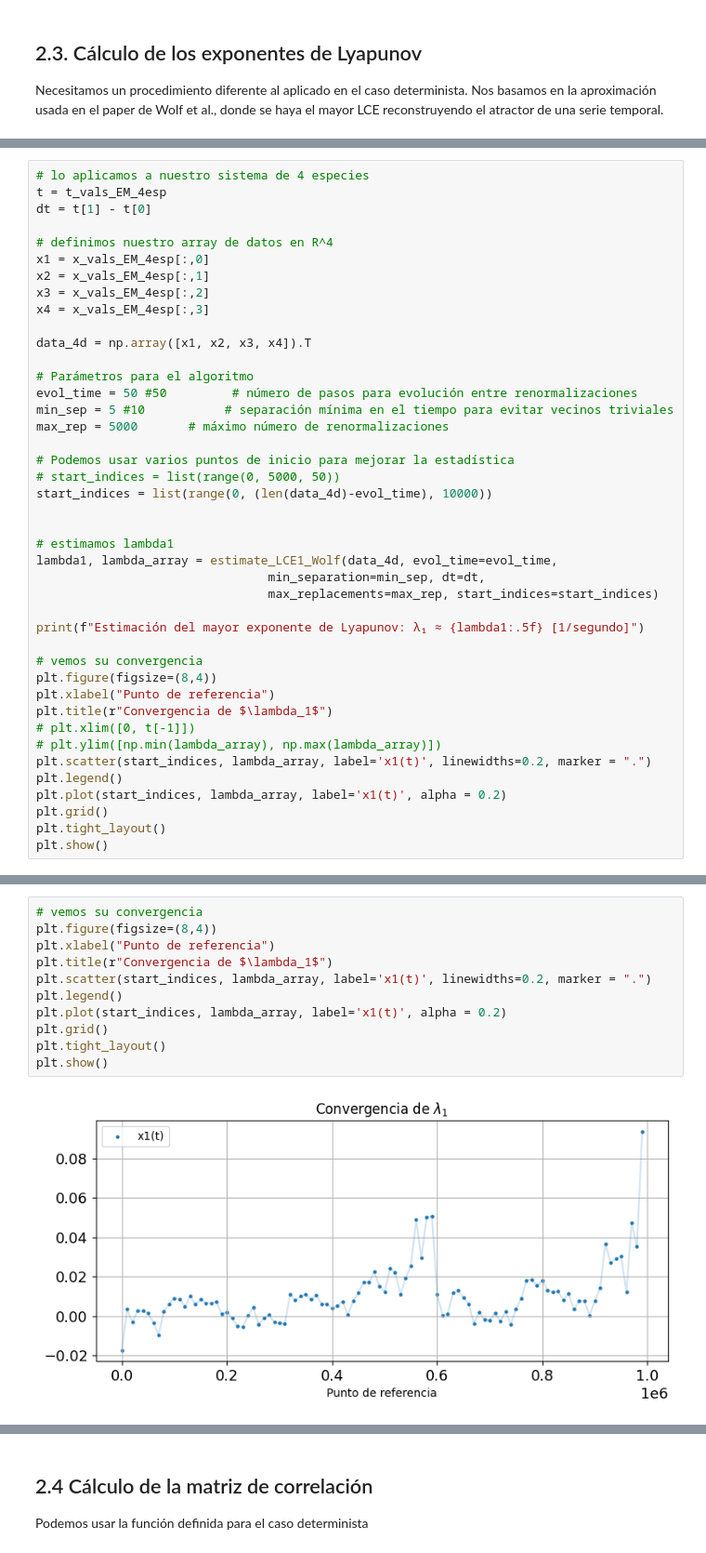
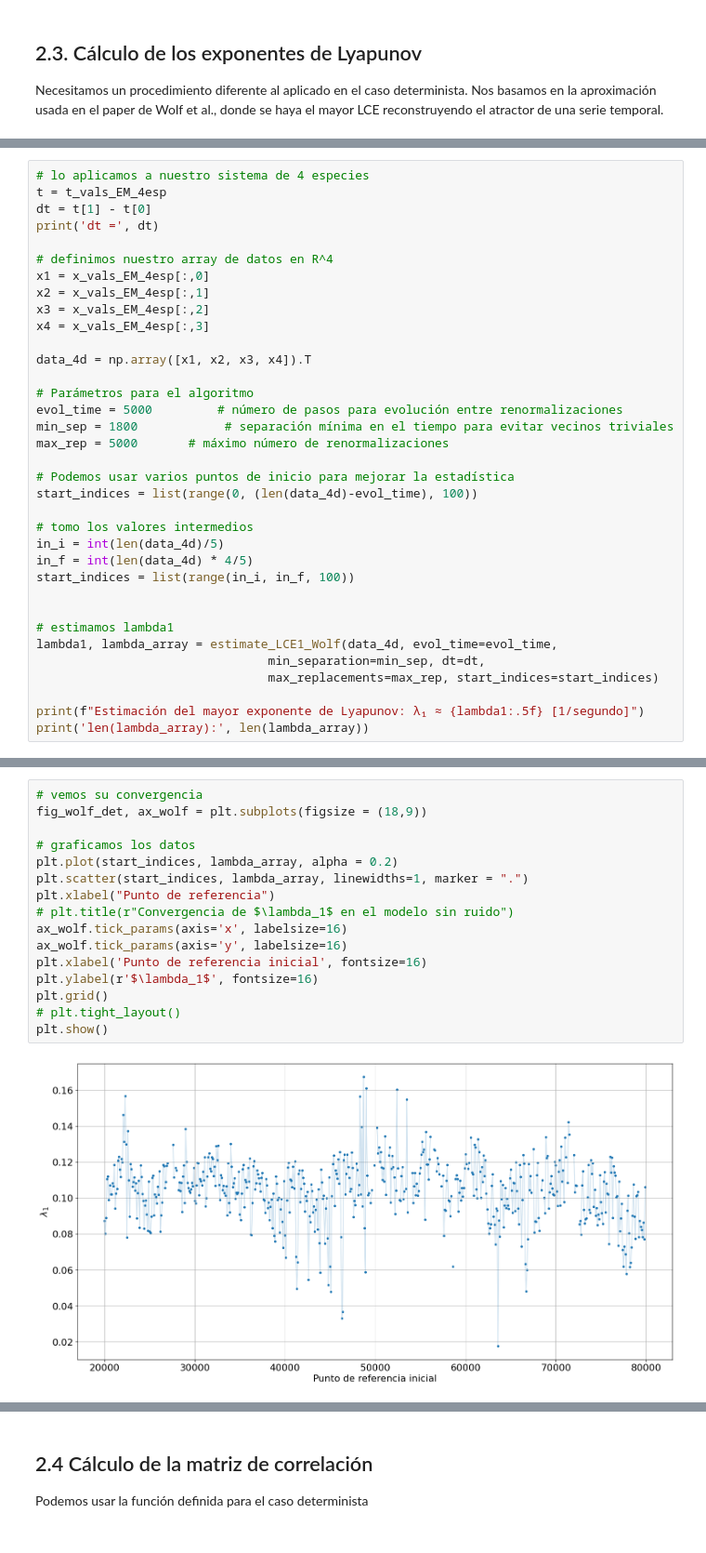
Before and after one commit to jenriquezafra/TFG, a Jupyter notebook: clasical_model.ipynb, the cells around one changed output, grey strips where cells are left out. Shown at 93% size. Drawn from its saved outputs; the diff is of its cells as text.

```diff
--- a/clasical_model.ipynb
+++ b/clasical_model.ipynb
@@ -750,6 +779,7 @@ def estimate_LCE1_Wolf(data_4d, evol_time = 30, min_separation = 50, dt = 1.0, m
 # lo aplicamos a nuestro sistema de 4 especies
 t = t_vals_EM_4esp
 dt = t[1] - t[0]
+print('dt =', dt)
 
 # definimos nuestro array de datos en R^4
 x1 = x_vals_EM_4esp[:,0]
@@ -760,13 +790,17 @@ x4 = x_vals_EM_4esp[:,3]
 data_4d = np.array([x1, x2, x3, x4]).T
 
 # Parámetros para el algoritmo
-evol_time = 50 #50         # número de pasos para evolución entre renormalizaciones
-min_sep = 5 #10           # separación mínima en el tiempo para evitar vecinos triviales
+evol_time = 5000         # número de pasos para evolución entre renormalizaciones
+min_sep = 1800            # separación mínima en el tiempo para evitar vecinos triviales
 max_rep = 5000       # máximo número de renormalizaciones
 
 # Podemos usar varios puntos de inicio para mejorar la estadística
-# start_indices = list(range(0, 5000, 50))
-start_indices = list(range(0, (len(data_4d)-evol_time), 10000))
+start_indices = list(range(0, (len(data_4d)-evol_time), 100))
+
+# tomo los valores intermedios
+in_i = int(len(data_4d)/5)
+in_f = int(len(data_4d) * 4/5)
+start_indices = list(range(in_i, in_f, 100))
 
 
 # estimamos lambda1
@@ -775,17 +809,5 @@ lambda1, lambda_array = estimate_LCE1_Wolf(data_4d, evol_time=evol_time,
                                 max_replacements=max_rep, start_indices=start_indices)
 
 print(f"Estimación del mayor exponente de Lyapunov: λ₁ ≈ {lambda1:.5f} [1/segundo]")
-
-# vemos su convergencia
-plt.figure(figsize=(8,4))
-plt.xlabel("Punto de referencia")
-plt.title(r"Convergencia de $\lambda_1$")
-# plt.xlim([0, t[-1]])
-# plt.ylim([np.min(lambda_array), np.max(lambda_array)])
-plt.scatter(start_indices, lambda_array, label='x1(t)', linewidths=0.2, marker = ".")
-plt.legend()
-plt.plot(start_indices, lambda_array, label='x1(t)', alpha = 0.2)
-plt.grid()
-plt.tight_layout()
-plt.show()
+print('len(lambda_array):', len(lambda_array))
 # %% [output]
@@ -827,13 +823,18 @@ evol_time = 100; min_sep = 5; max_rep = 5000; start_indices = list(range(0, (len
 # %%
 # vemos su convergencia
-plt.figure(figsize=(8,4))
+fig_wolf_det, ax_wolf = plt.subplots(figsize = (18,9))
+
+# graficamos los datos
+plt.plot(start_indices, lambda_array, alpha = 0.2)
+plt.scatter(start_indices, lambda_array, linewidths=1, marker = ".")
 plt.xlabel("Punto de referencia")
-plt.title(r"Convergencia de $\lambda_1$")
-plt.scatter(start_indices, lambda_array, label='x1(t)', linewidths=0.2, marker = ".")
-plt.legend()
-plt.plot(start_indices, lambda_array, label='x1(t)', alpha = 0.2)
+# plt.title(r"Convergencia de $\lambda_1$ en el modelo sin ruido")
+ax_wolf.tick_params(axis='x', labelsize=16)
+ax_wolf.tick_params(axis='y', labelsize=16)
+plt.xlabel('Punto de referencia inicial', fontsize=16)
+plt.ylabel(r'$\lambda_1$', fontsize=16)
 plt.grid()
-plt.tight_layout()
+# plt.tight_layout()
 plt.show()
 # %% [output]
-[figure, old version]
+[figure, new version]
```
Also changed, not shown: parts of 25 cells of this notebook, 1 other file.
